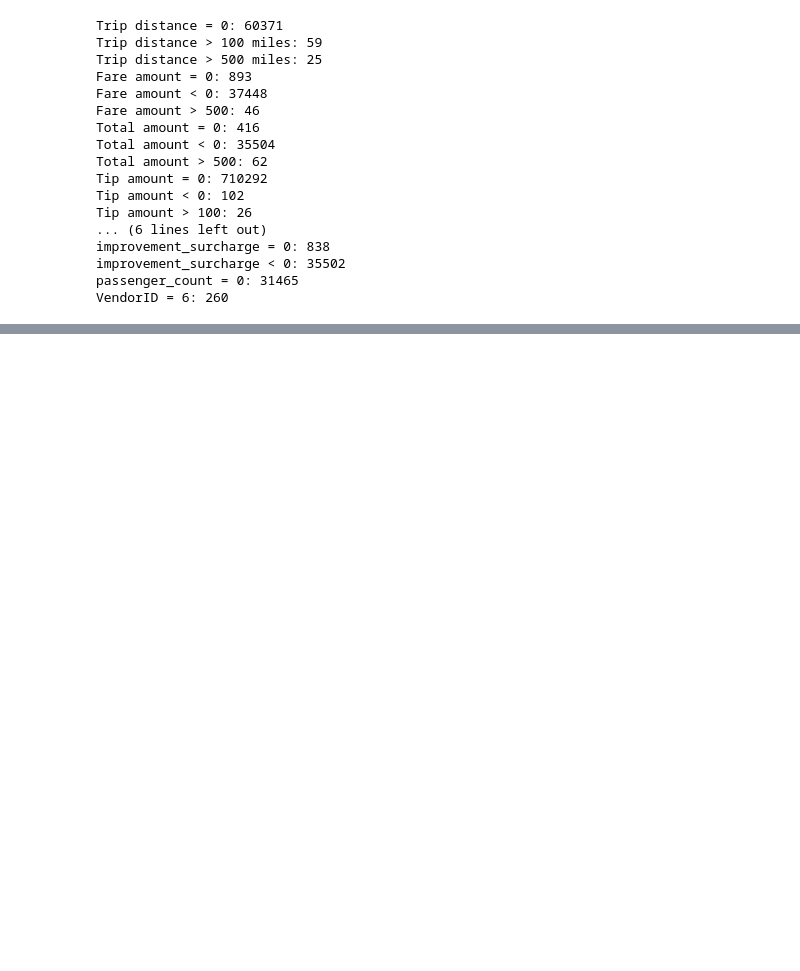
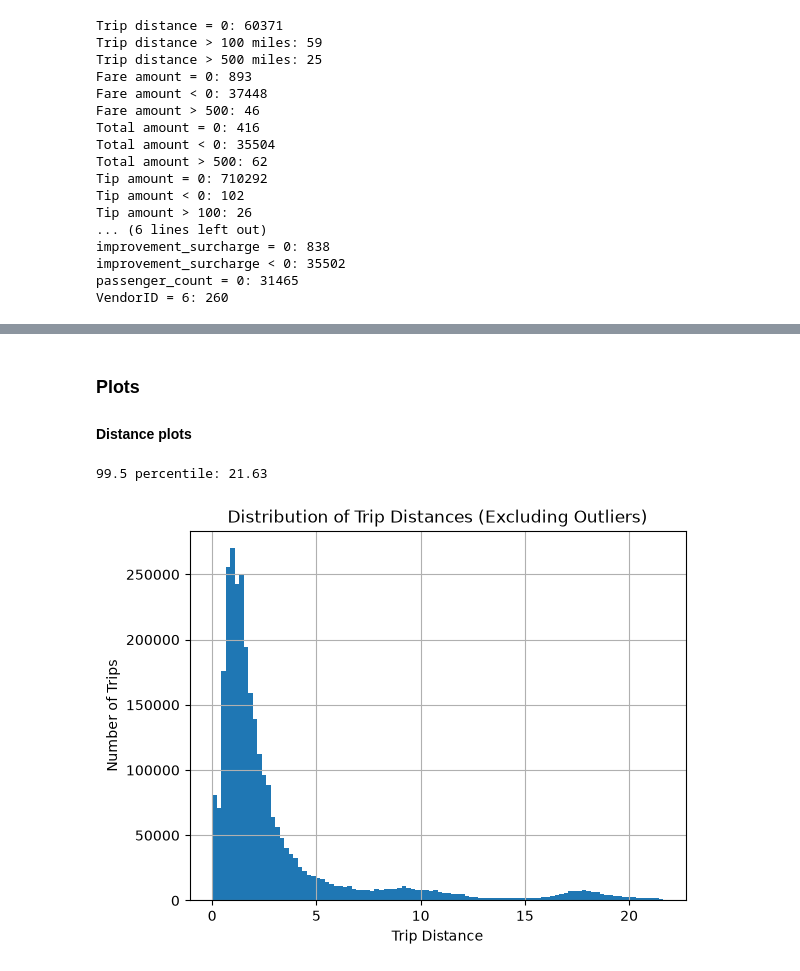
Before and after one commit to vnprr/nyc_tlc_de_lab, a Jupyter notebook: eda_yellow_trip_data.ipynb, the cells around one changed output, grey strips where cells are left out. Cells and saved outputs as stored; diff of their text form; code cells hidden in the pictures; blank space fills up the shorter version.

```diff
--- a/eda_yellow_trip_data.ipynb
+++ b/eda_yellow_trip_data.ipynb
@@ -317,0 +393,16 @@ VendorID = 6: 260
+# %% [markdown]
+### Plots
+#### Distance plots
+# %%
+distance_limit = df["trip_distance"].quantile(0.995)
+
+print("99.5 percentile:", distance_limit)
+
+df.loc[df["trip_distance"].between(0, distance_limit), "trip_distance"].hist(bins=100)
+plt.xlabel("Trip Distance")
+plt.ylabel("Number of Trips")
+plt.title("Distribution of Trip Distances (Excluding Outliers)")
+plt.show()
+# %% [output]
+99.5 percentile: 21.63
+[figure, added]
```
Also changed, not shown: parts of 37 cells of this notebook, 2 other files.
